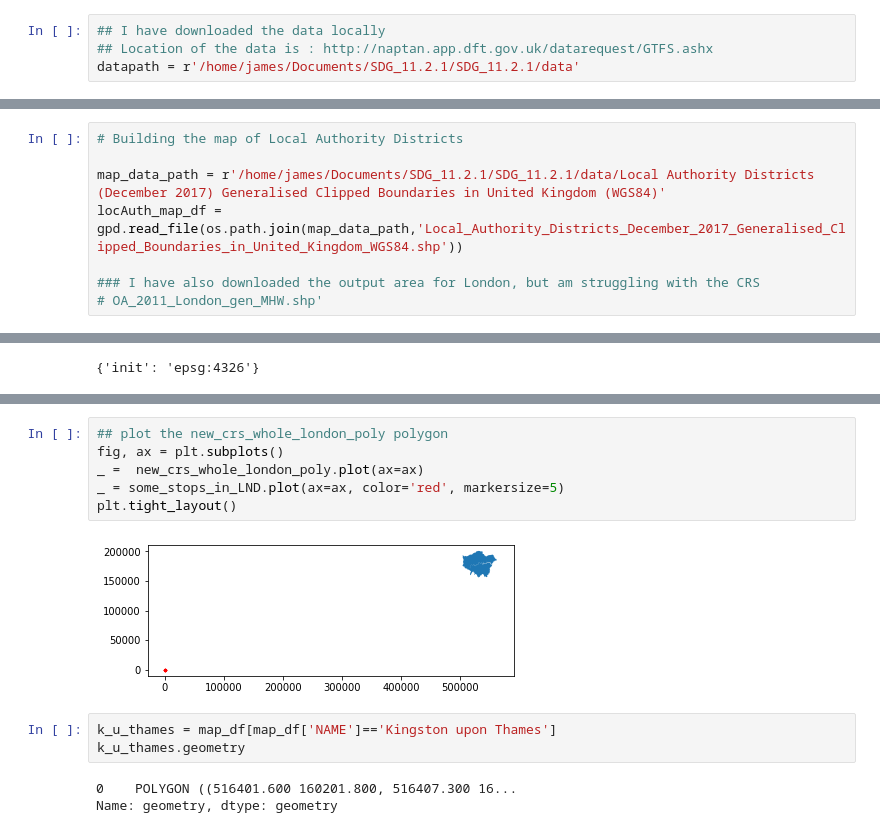
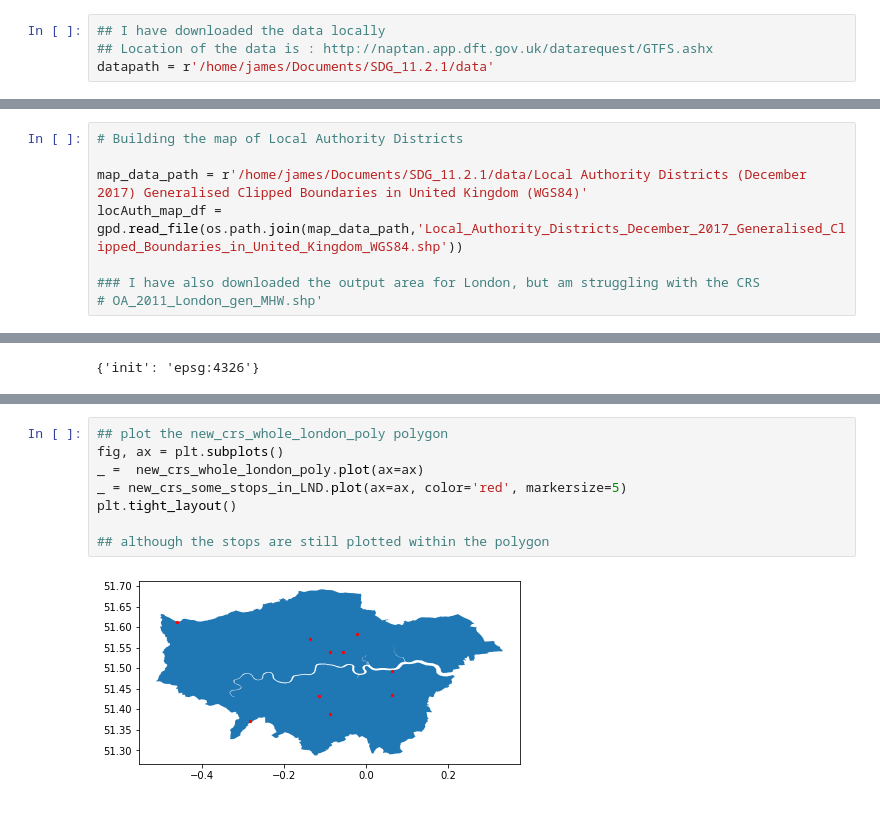
Before and after one commit to ONSdigital/SDG_11.2.1, a Jupyter notebook: SDG_11.2.1.ipynb, the cells around one changed output, grey strips where cells are left out. Cells and saved outputs as stored; diff of their text form.

```diff
--- a/SDG_11.2.1.ipynb
+++ b/SDG_11.2.1.ipynb
@@ -28,7 +28,7 @@ from shapely.geometry import Point, Polygon
 # %%
 ## I have downloaded the data locally
 ## Location of the data is : http://naptan.app.dft.gov.uk/datarequest/GTFS.ashx
-datapath = r'/home/james/Documents/SDG_11.2.1/SDG_11.2.1/data'
+datapath = r'/home/james/Documents/SDG_11.2.1/data'
 # %%
 ## Extracted the Stops.txt file.
 ## Making into a Pandas dataframe
@@ -94,7 +94,7 @@ some_stops_in_LND = stops_geo_df[stops_geo_df.stop_id.str.contains('49001')].sam
 # %%
 # Building the map of Local Authority Districts
 
-map_data_path = r'/home/james/Documents/SDG_11.2.1/SDG_11.2.1/data/Local Authority Districts (December 2017) Generalised Clipped Boundaries in United Kingdom (WGS84)'
+map_data_path = r'/home/james/Documents/SDG_11.2.1/data/Local Authority Districts (December 2017) Generalised Clipped Boundaries in United Kingdom (WGS84)'
 locAuth_map_df = gpd.read_file(os.path.join(map_data_path,'Local_Authority_Districts_December_2017_Generalised_Clipped_Boundaries_in_United_Kingdom_WGS84.shp'))
 
 ### I have also downloaded the output area for London, but am struggling with the CRS
@@ -225,14 +223,10 @@ dtype: bool
 # %%
 ## plot the new_crs_whole_london_poly polygon
 fig, ax = plt.subplots()
 _ =  new_crs_whole_london_poly.plot(ax=ax)
-_ = some_stops_in_LND.plot(ax=ax, color='red', markersize=5)
+_ = new_crs_some_stops_in_LND.plot(ax=ax, color='red', markersize=5)
 plt.tight_layout()
+
+## although the stops are still plotted within the polygon
 # %% [output]
-[figure, old version]
+[figure, new version]
-# %%
-k_u_thames = map_df[map_df['NAME']=='Kingston upon Thames']
-k_u_thames.geometry
-# %% [output]
-0    POLYGON ((516401.600 160201.800, 516407.300 16...
-Name: geometry, dtype: geometry
```
Also changed, not shown: parts of 14 cells of this notebook.
